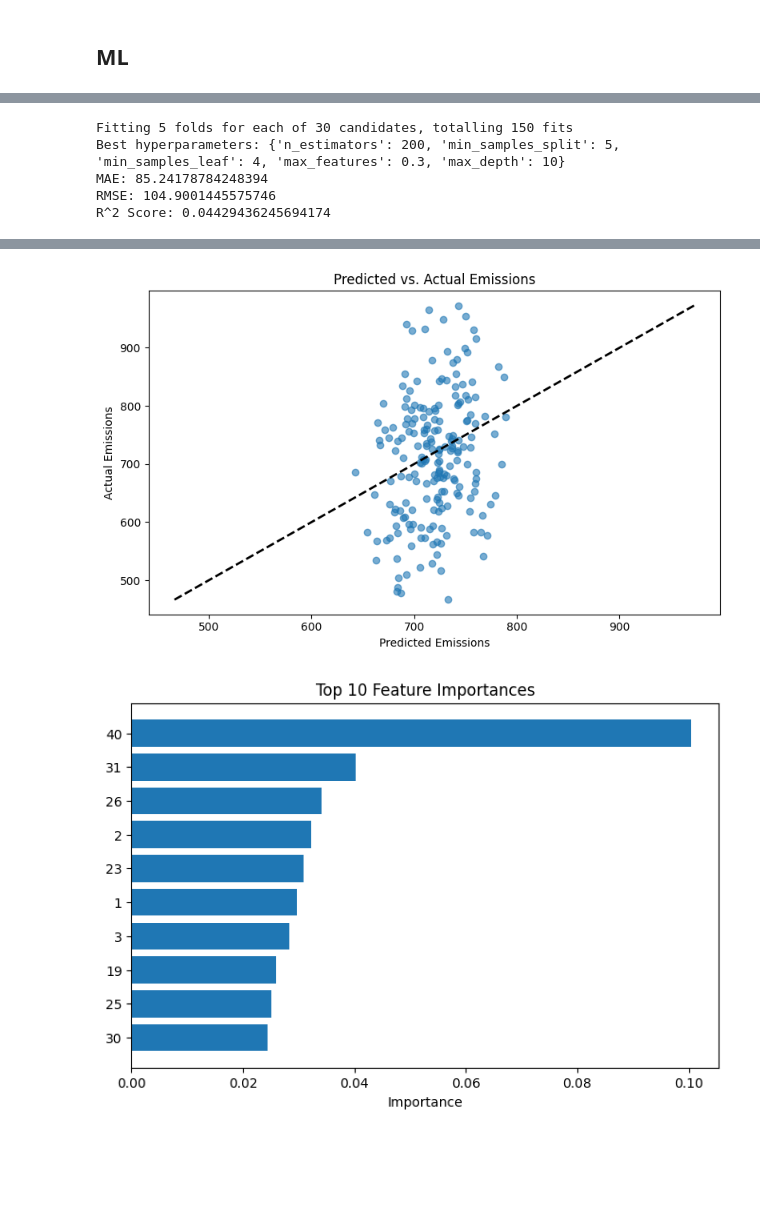
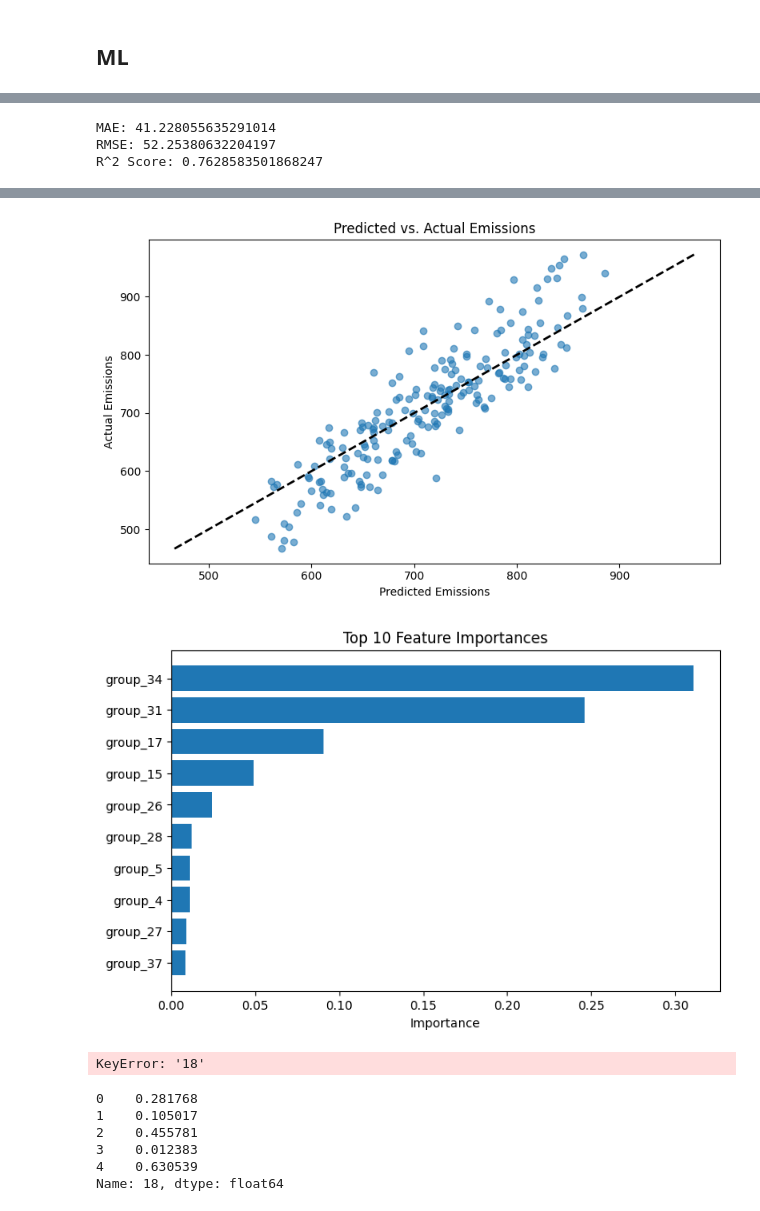
Before and after one commit to sisepuede-framework/ssp_metamodel, a Jupyter notebook: notebooks/model_draft_1.ipynb, the cells around one changed output, grey strips where cells are left out. Saved outputs shown, nothing was run; the diff lists cells and outputs as text; code cells hidden in the pictures; blank space fills up the shorter version.

Commit message:
trained rf model with the new predictors obtaining a working model

```diff
--- a/notebooks/model_draft_1.ipynb
+++ b/notebooks/model_draft_1.ipynb
@@ -32,0 +36,4 @@ training_df.head()
+# %%
+#add sufix group_  to columns except total_emissions_last_five_years to
+training_df.columns = ["group_" + col if col != "total_emissions_last_five_years" else col for col in training_df.columns]
+training_df.head()
@@ -395,10 +414,8 @@ epp.df
 # %%
 # epp.df.info()
 # %%
-epp.run(True, False, True)
+epp.run(tune=False, log_transform=False, feature_select=False)
 # %% [output]
-Fitting 5 folds for each of 30 candidates, totalling 150 fits
-Best hyperparameters: {'n_estimators': 200, 'min_samples_split': 5, 'min_samples_leaf': 4, 'max_features': 0.3, 'max_depth': 10}
-MAE: 85.24178784248394
-RMSE: 104.9001445575746
-R^2 Score: 0.04429436245694174
+MAE: 41.228055635291014
+RMSE: 52.25380632204197
+R^2 Score: 0.7628583501868247
@@ -406,2 +423,15 @@ R^2 Score: 0.04429436245694174
-[figure, old version]
+[figure, new version]
-[figure, old version]
+[figure, new version]
+# %%
+epp.X_train["18"].head()
+# %% [output]
+KeyError: '18'
+# %%
+training_df["18"].head()
+# %% [output]
+0    0.281768
+1    0.105017
+2    0.455781
+3    0.012383
+4    0.630539
+Name: 18, dtype: float64
```
Also changed, not shown: parts of 11 cells of this notebook.
